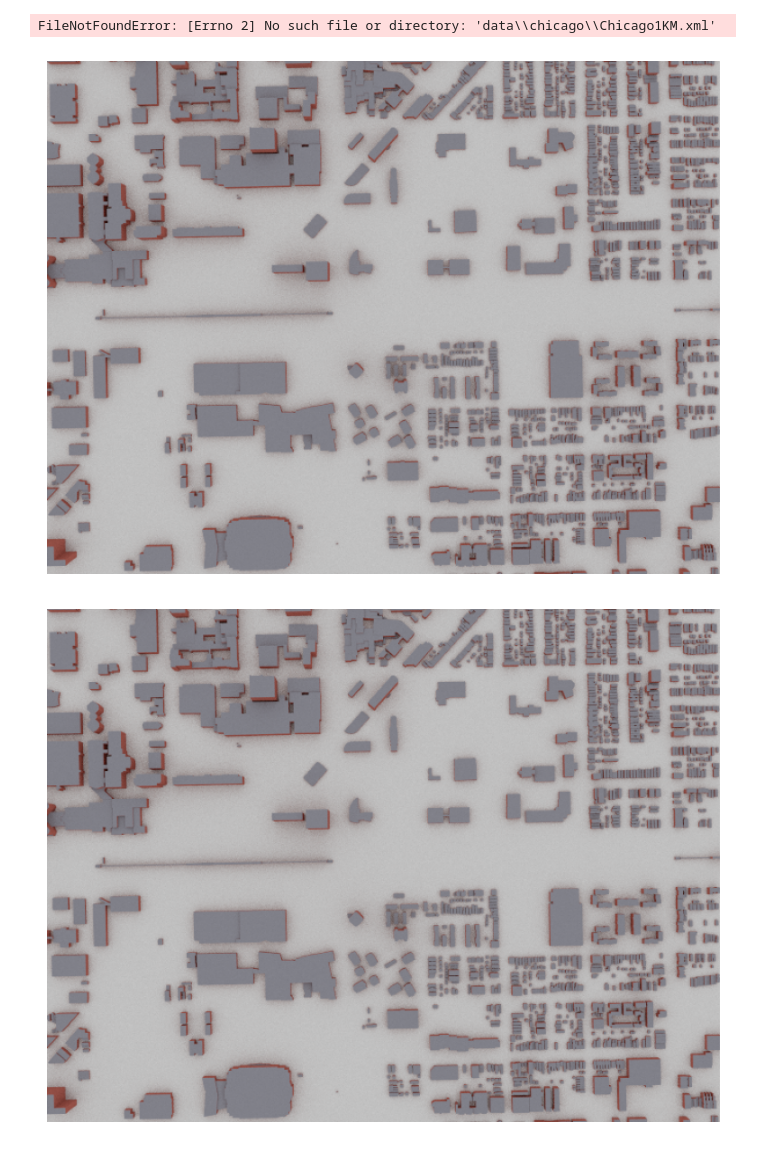
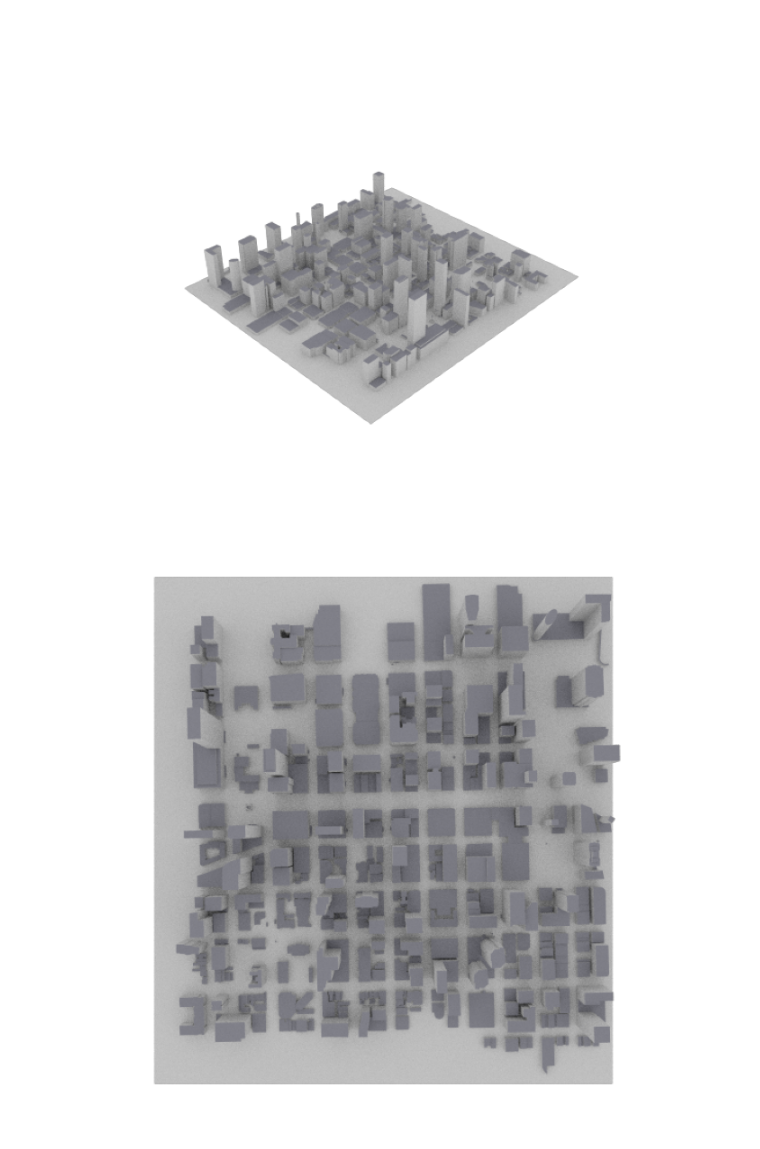
Before and after one commit to shplok/sionna_rt_jamming, a Jupyter notebook: src/test.ipynb, the cells around one changed output. Saved outputs shown, nothing was run; the diff lists cells and outputs as text; code cells hidden in the pictures.

Commit message:
Update Instructions and add downtown chicaco

```diff
--- a/src/test.ipynb
+++ b/src/test.ipynb
@@ -7,12 +10,17 @@ mi.set_variant("llvm_ad_mono_polarized")
 # %%
-scene_path = r"C:\Users\sawyer\Documents\sionna_rt_jamming\data\chicago\Chicago1KM.xml"
+scene_path = r"C:\Users\sawyer\Documents\sionna_rt_jamming\data\downtown_chicago\DowntownChicago1KM.xml"
+# concrete for floor/walls, metal for roofs
 scene = load_scene(scene_path)
-# %% [output]
-FileNotFoundError: [Errno 2] No such file or directory: 'data\\chicago\\Chicago1KM.xml'
 # %%
-overhead = Camera(position=(0.0, 2000.0, 0.0))
+overhead = Camera(position=(0.0, 0.0, 2000.0))
 overhead.look_at((0.0,0.0,0.0))
 scene.render(camera=overhead)
+
+isometric = Camera(position=(2000.0, 2000.0, 2000.0))
+isometric.look_at((0.0,0.0,0.0))
+scene.render(camera=isometric)
+
+# Camera on render should be Z up, Y forwards!
 # %% [output]
-[figure, old version]
+[figure, new version]
-[figure, old version]
+[figure, new version]
```
Also changed, not shown: parts of 7 cells of this notebook, 2 other files.
